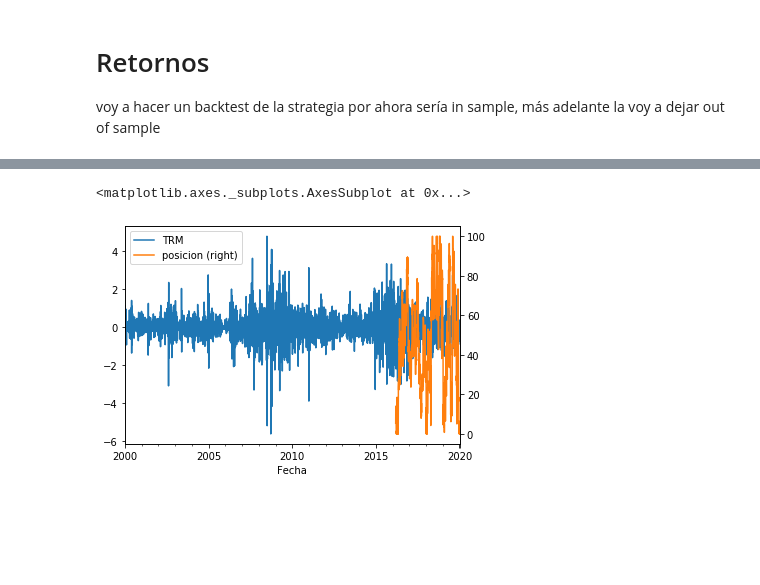
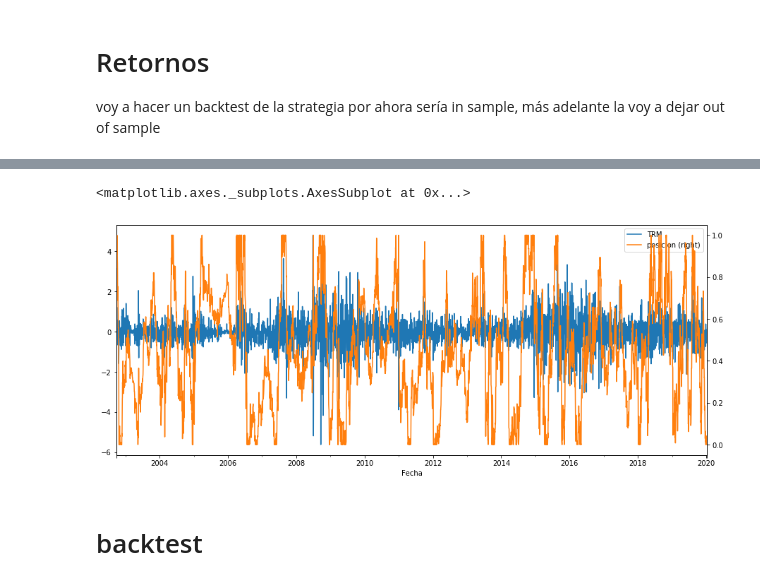
Before and after one commit to jdsuarez10/Filtro-de-HP-para-USD-COP, a Jupyter notebook: Filtro HP.ipynb, the cells around one changed output, grey strips where cells are left out. Drawn from its saved outputs; the diff is of its cells as text; code cells hidden in the pictures; blank space fills up the shorter version.

```diff
--- a/Filtro HP.ipynb
+++ b/Filtro HP.ipynb
@@ -70,8 +70,8 @@ cot_oscillator(trm_m,365)[-1:]
 # %%
-prueba=1400
+prueba=len(trm_m)-1000
 posicion=pd.DataFrame()
 for i in range(0,prueba+1):
-    base=(trm_m[i:len(trm_m)-prueba+i])
+    base=(trm_m[:len(trm_m)-prueba+i])
     posicion=posicion.append(cot_oscillator(base,365)[-1:],sort=True)
 
 posicion=posicion.shift(1)
@@ -82,0 +78,3 @@ posicion.plot()
+# %%
+posicion=posicion.dropna()
+posicion.head()
@@ -87,5 +100,7 @@ voy a hacer un backtest de la strategia por ahora sería in sample, más adelant
 trm_r=(np.log(trm_m)-np.log(trm_m.shift(1)))*100
 # %%
 estrategia=trm_r
-# %%
-estrategia["posicion"]=posicion
+# %%
+estrategia["posicion"]=posicion[posicion.columns[0]]
+estrategia=estrategia.dropna()
+estrategia.head()
@@ -102,5 +125,7 @@ plt.plot()
 # %%
-estrategia.plot(secondary_y="posicion")
+estrategia.plot(secondary_y="posicion",figsize=(15,6))
 # %% [output]
 <matplotlib.axes._subplots.AxesSubplot at 0x...>
-[figure, old version]
+[figure, new version]
+# %% [markdown]
+# backtest
```
Also changed, not shown: parts of 18 cells of this notebook.
